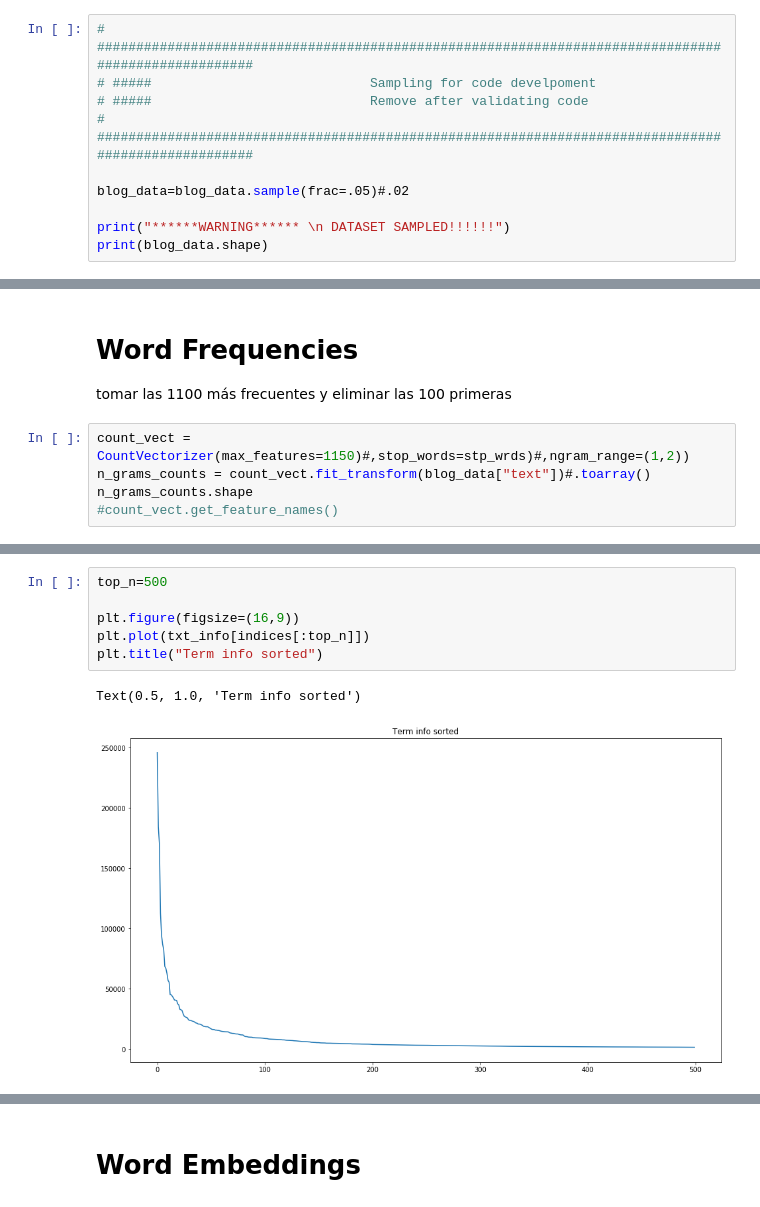
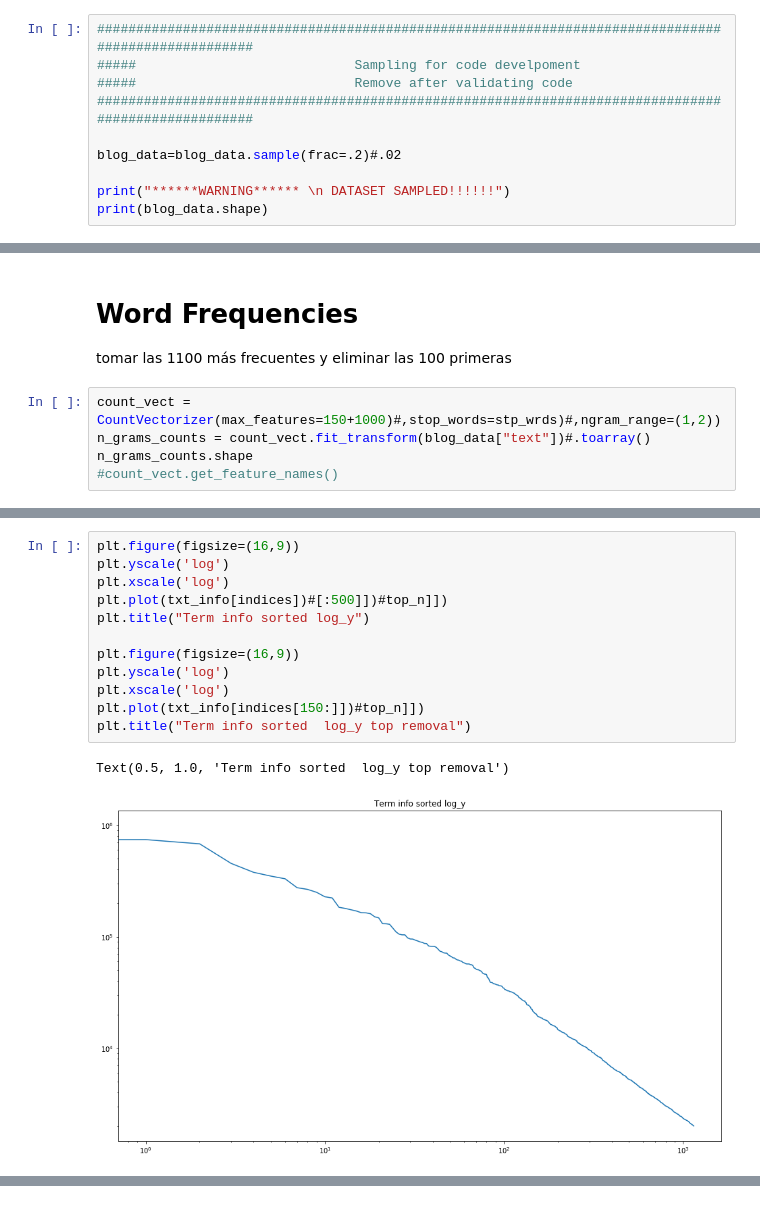
Before and after one commit to Yagwar/Whale-Jaguar, a Jupyter notebook: Preprocesamiento-texto (Words-Freq).ipynb, the cells around one changed output, grey strips where cells are left out. Saved outputs shown, nothing was run; the diff lists cells and outputs as text.

```diff
--- a/Preprocesamiento-texto (Words-Freq).ipynb
+++ b/Preprocesamiento-texto (Words-Freq).ipynb
@@ -53,10 +53,10 @@ blog_data.sample(20)
 # %%
-# ####################################################################################################
-# #####                            Sampling for code develpoment
-# #####                            Remove after validating code
-# ####################################################################################################
+####################################################################################################
+#####                            Sampling for code develpoment
+#####                            Remove after validating code
+####################################################################################################
 
-blog_data=blog_data.sample(frac=.05)#.02
+blog_data=blog_data.sample(frac=.2)#.02
 
 print("******WARNING****** \n DATASET SAMPLED!!!!!!")
 print(blog_data.shape)
@@ -71,7 +71,7 @@ stp_wrds = text.ENGLISH_STOP_WORDS.union(adit_stpwrds)
 # Word Frequencies
 tomar las 1100 más frecuentes y eliminar las 100 primeras
 # %%
-count_vect = CountVectorizer(max_features=1150)#,stop_words=stp_wrds)#,ngram_range=(1,2))
+count_vect = CountVectorizer(max_features=150+1000)#,stop_words=stp_wrds)#,ngram_range=(1,2))
 n_grams_counts = count_vect.fit_transform(blog_data["text"])#.toarray()
 n_grams_counts.shape
 #count_vect.get_feature_names()
@@ -108,9 +130,15 @@ pd.DataFrame({"word":top_features[:,0],"info":top_features[:,1]})[100:150]
 # %%
-top_n=500
+plt.figure(figsize=(16,9))
+plt.yscale('log')
+plt.xscale('log')
+plt.plot(txt_info[indices])#[:500]])#top_n]])
+plt.title("Term info sorted log_y")
 
 plt.figure(figsize=(16,9))
-plt.plot(txt_info[indices[:top_n]])
-plt.title("Term info sorted")
+plt.yscale('log')
+plt.xscale('log')
+plt.plot(txt_info[indices[150:]])#top_n]])
+plt.title("Term info sorted  log_y top removal")
 # %% [output]
-Text(0.5, 1.0, 'Term info sorted')
+Text(0.5, 1.0, 'Term info sorted  log_y top removal')
-[figure, old version]
+[figure, new version]
@@ -117,2 +145,0 @@ Text(0.5, 1.0, 'Term info sorted')
-# %% [markdown]
-# Word Embeddings
```
Also changed, not shown: parts of 23 cells of this notebook, 3 other files.
